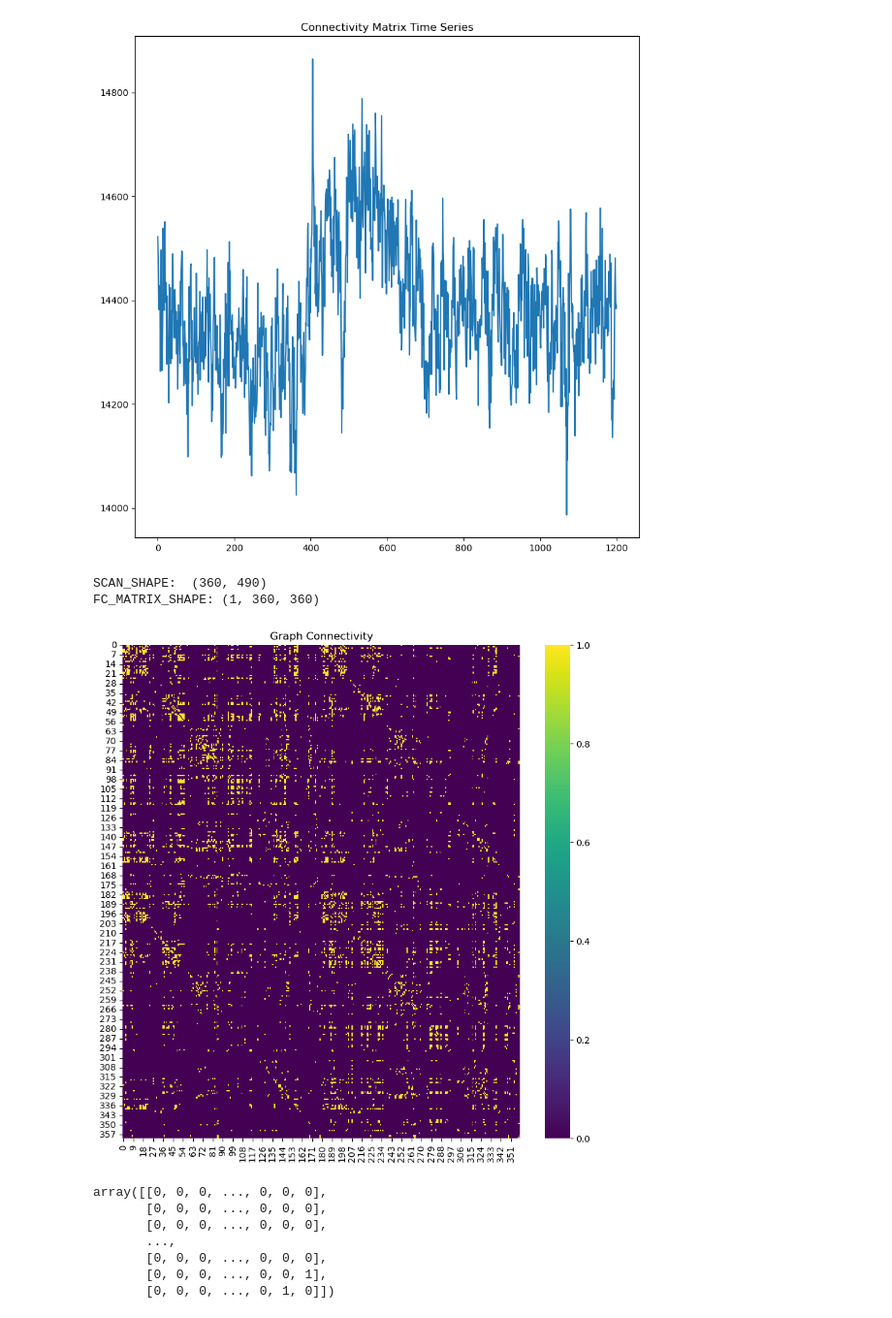
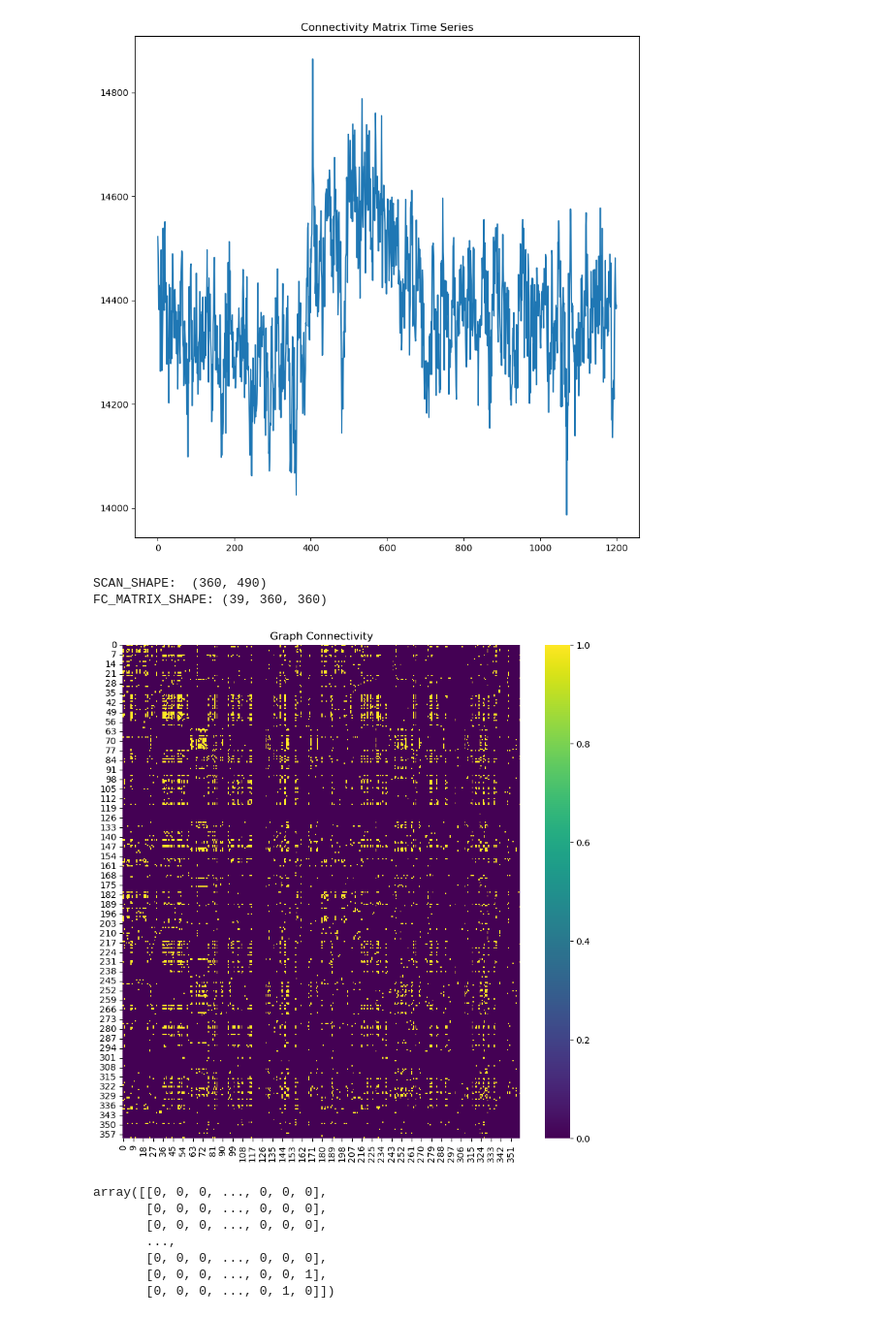
Before and after one commit to mattciff5/graphs-nn, a Jupyter notebook: notebooks/trials/starting.ipynb, the cells around one changed output. Shown at 97% size. Drawn from its saved outputs; the diff is of its cells as text; code cells hidden in the pictures.

```diff
--- a/notebooks/trials/starting.ipynb
+++ b/notebooks/trials/starting.ipynb
@@ -8,8 +8,8 @@ import matplotlib.pyplot as plt
 import seaborn as sns
 import math
 # %%
-path_conn = '../data/hcp/raw/100206_0.npy'
-path_brain_region = '../data/brain_regions.csv'
+path_conn = '/home/matteoc/graphs-nn/data/hcp/raw/100206_0.npy'
+path_brain_region = '/home/matteoc/graphs-nn/data/brain_regions.csv'
 
 # Load the connectivity matrix
 connectivity_matrix = np.load(path_conn)
@@ -57,7 +57,7 @@ BRAIN_REGION_INFO: (360, 12)
 scan = np.load(path_conn)[:, :490]
 print('SCAN_SHAPE: ', scan.shape)
 
-def create_fc_matrices(scan, window_size=30, step_size=30):
+def create_fc_matrices(scan, window_size=30, step_size=10):
     """
     Create functional connectivity matrices using a sliding window approach.
     """
@@ -65,37 +65,53 @@ def create_fc_matrices(scan, window_size=30, step_size=30):
     fc_matrices = []
 
     for start in range(0, n_timepoints - window_size + 1, step_size):
         window = scan[:, start:start + window_size]
         correlation_matrix = np.corrcoef(window)
         fc_matrices.append(correlation_matrix)
 
     return fc_matrices
 
+def create_fc_matrices_dbgsl(scan, window_size=30, step_size=10):
+    """
+    Create functional connectivity matrices using a sliding window approach.
+    Function created using DBGSL code to split data into windows.
+    """
+    n_timepoints = scan.shape[1]
+    t_repetition = (n_timepoints - 2*(window_size - 1) - 1)//(step_size + 1)
+    fc_matrices = []
+
+    for t in range(t_repetition):
+        window = scan[:, t*step_size:t*step_size+window_size]
+        correlation_matrix = (np.corrcoef(window) + 1) / 2   # normalized pearson correlation
+        fc_matrices.append(correlation_matrix)
+
+    return fc_matrices
+
 # Example of processing one scan
-fc_matrices = create_fc_matrices(scan, 490, 1)
+fc_matrices = create_fc_matrices_dbgsl(scan)
 print('FC_MATRIX_SHAPE:', np.array(fc_matrices).shape)
 
 def threshold_fc_matrix(fc_matrix, percentile=5):
     """
     Threshold the FC matrix to keep only the top percentile connections.
     """
     threshold = np.percentile(fc_matrix[np.tril_indices_from(fc_matrix, k=-1)], 100 - percentile)
     graph = (fc_matrix > threshold).astype(int)
     np.fill_diagonal(graph, 0)  # remove self-edges
     return graph
 
 # Example of thresholding one FC matrix
 graphs = [threshold_fc_matrix(fc) for fc in fc_matrices]     # --> ho 16 grafi, per ogni time_window (30)
 
 # Heatmap of one graph of 16
 plt.figure(figsize=(10, 10))
-sns.heatmap(graphs[0], cmap='viridis')
+sns.heatmap(graphs[1], cmap='viridis')
 plt.title('Graph Connectivity')
 plt.show()
 # %% [output]
 SCAN_SHAPE:  (360, 490)
-FC_MATRIX_SHAPE: (1, 360, 360)
+FC_MATRIX_SHAPE: (39, 360, 360)
-[figure, old version]
+[figure, new version]
 # %%
 graphs[0]
 # %% [output]
```
Also changed, not shown: 1 other file.
